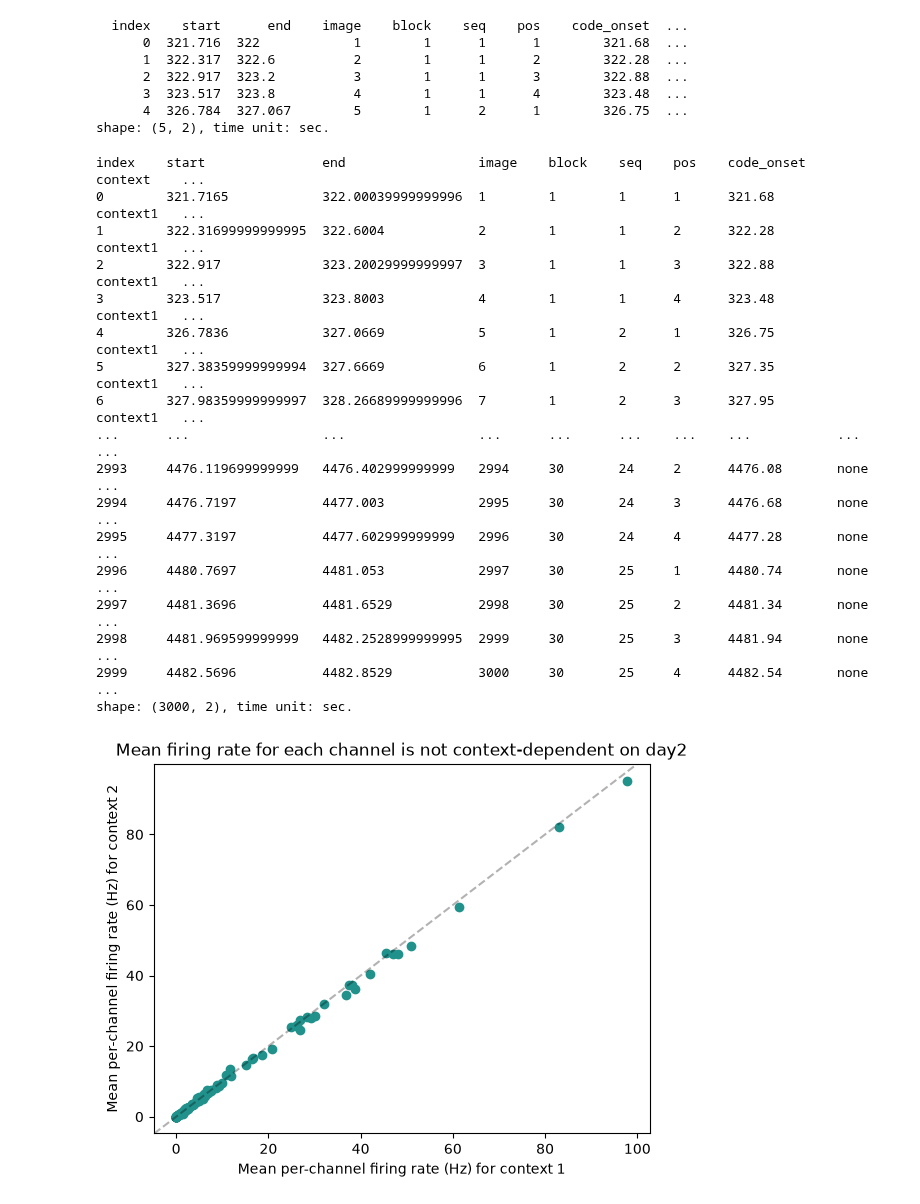
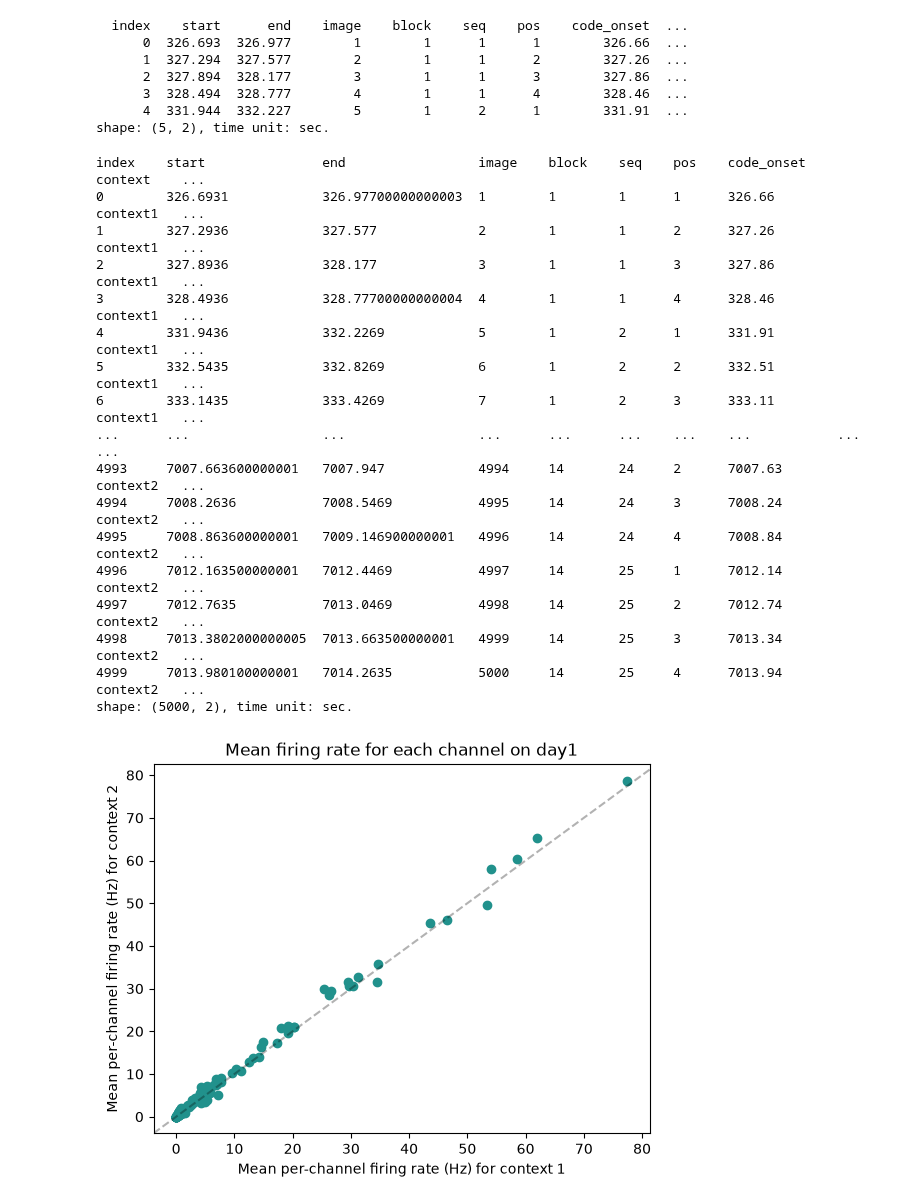
Before and after one commit to rishab-iyer1/passive_seq, a Jupyter notebook: src/decoding_ri/replicate_decoding.ipynb, the cells around one changed output. Drawn from its saved outputs; the diff is of its cells as text; code cells hidden in the pictures.

Commit message:
results: clean code and plots for day1 (long blocks/blocked contexts)

```diff
--- a/src/decoding_ri/replicate_decoding.ipynb
+++ b/src/decoding_ri/replicate_decoding.ipynb
@@ -15,14 +15,23 @@ from utils import load_session, load_task_events, label, split_by
 # 20231105 is day 1 and consisted of long blocks (4 exposure blocks x 250 sequences)
 # Both had 24% deviant rate during the training blocks, followed by a test phase of 10 exposure blocks x 25 sequences with 0% deviant rate
 
-day = "day2"
-data_day2_path = "../../../Recordings/Silas/Data/20231104"
 derivatives_path = "../../derivatives"
 figure_path = "../../figures"
 
-nev_a_path = f"{data_day2_path}/SeqPre_110423_a001.nev"
-nev_p_path = f"{data_day2_path}/SeqPre_110423_p001.nev"
-mat_path = f"{data_day2_path}/Silas_231104_00_bhv.mat"
+day = "day1"
+
+if day == "day2":
+    data_path = f"../../../Recordings/Silas/Data/20231104"
+    nev_a_path = f"{data_path}/SeqPre_110423_a001.nev"
+    nev_p_path = f"{data_path}/SeqPre_110423_p001.nev"
+    mat_path = f"{data_path}/Silas_231104_00_bhv.mat"
+elif day == "day1":
+    data_path = f"../../../Recordings/Silas/Data/20231105"
+    nev_a_path = f"{data_path}/SeqPres_231105_a001.nev"
+    nev_p_path = f"{data_path}/SeqPres_231105_p001.nev"
+    mat_path = f"{data_path}/Silas_231105_00_bhv.mat"
+else:
+    raise ValueError("invalid day")
 # %%
 spikes_a, events_a, behav_a = load_session(nev_a_path, mat_path, cache_dir=f"{derivatives_path}/{day}", refresh=False)
 # spikes_p, events_p, behav_p = load_session(nev_p_path)
@@ -31,11 +40,11 @@ imgs_a = events_a['images']
 display(imgs_a[:5])
 # %% [output]
   index    start      end    image    block    seq    pos    code_onset  ...
-      0  321.716  322            1        1      1      1        321.68  ...
-      1  322.317  322.6          2        1      1      2        322.28  ...
-      2  322.917  323.2          3        1      1      3        322.88  ...
-      3  323.517  323.8          4        1      1      4        323.48  ...
-      4  326.784  327.067        5        1      2      1        326.75  ...
+      0  326.693  326.977        1        1      1      1        326.66  ...
+      1  327.294  327.577        2        1      1      2        327.26  ...
+      2  327.894  328.177        3        1      1      3        327.86  ...
+      3  328.494  328.777        4        1      1      4        328.46  ...
+      4  331.944  332.227        5        1      2      1        331.91  ...
 shape: (5, 2), time unit: sec.
 # %%
 contexts = {
@@ -46,22 +55,22 @@ contexts = {
 label(imgs_a, "context", contexts)  # label each image with a new column called "context" according to contexts (defined above)
 # %% [output]
 index    start               end                 image    block    seq    pos    code_onset    context    ...
-0        321.7165            322.00039999999996  1        1        1      1      321.68        context1   ...
-1        322.31699999999995  322.6004            2        1        1      2      322.28        context1   ...
-2        322.917             323.20029999999997  3        1        1      3      322.88        context1   ...
-3        323.517             323.8003            4        1        1      4      323.48        context1   ...
-4        326.7836            327.0669            5        1        2      1      326.75        context1   ...
-5        327.38359999999994  327.6669            6        1        2      2      327.35        context1   ...
-6        327.98359999999997  328.26689999999996  7        1        2      3      327.95        context1   ...
+0        326.6931            326.97700000000003  1        1        1      1      326.66        context1   ...
+1        327.2936            327.577             2        1        1      2      327.26        context1   ...
+2        327.8936            328.177             3        1        1      3      327.86        context1   ...
+3        328.4936            328.77700000000004  4        1        1      4      328.46        context1   ...
+4        331.9436            332.2269            5        1        2      1      331.91        context1   ...
+5        332.5435            332.8269            6        1        2      2      332.51        context1   ...
+6        333.1435            333.4269            7        1        2      3      333.11        context1   ...
 ...      ...                 ...                 ...      ...      ...    ...    ...           ...        ...
-2993     4476.119699999999   4476.402999999999   2994     30       24     2      4476.08       none       ...
-2994     4476.7197           4477.003            2995     30       24     3      4476.68       none       ...
-2995     4477.3197           4477.602999999999   2996     30       24     4      4477.28       none       ...
-2996     4480.7697           4481.053            2997     30       25     1      4480.74       none       ...
-2997     4481.3696           4481.6529           2998     30       25     2      4481.34       none       ...
-2998     4481.969599999999   4482.2528999999995  2999     30       25     3      4481.94       none       ...
-2999     4482.5696           4482.8529           3000     30       25     4      4482.54       none       ...
-shape: (3000, 2), time unit: sec.
+4993     7007.663600000001   7007.947            4994     14       24     2      7007.63       context2   ...
+4994     7008.2636           7008.5469           4995     14       24     3      7008.24       context2   ...
+4995     7008.863600000001   7009.146900000001   4996     14       24     4      7008.84       context2   ...
+4996     7012.163500000001   7012.4469           4997     14       25     1      7012.14       context2   ...
+4997     7012.7635           7013.0469           4998     14       25     2      7012.74       context2   ...
+4998     7013.3802000000005  7013.663500000001   4999     14       25     3      7013.34       context2   ...
+4999     7013.980100000001   7014.2635           5000     14       25     4      7013.94       context2   ...
+shape: (5000, 2), time unit: sec.
 # %%
 context_tuning = nap.compute_response_per_epoch(spikes_a, split_by(imgs_a, "context"))
 # %%
@@ -73,13 +82,13 @@ def plot_mean_FR(context_tuning, figure_path, day, cmap):
     plt.axline((0, 0), slope=1, color='black', linestyle='--', alpha=.3)
     plt.xlabel('Mean per-channel firing rate (Hz) for context 1')
     plt.ylabel('Mean per-channel firing rate (Hz) for context 2')
-    plt.title(f'Mean firing rate for each channel is not context-dependent on {day}')
+    plt.title(f'Mean firing rate for each channel on {day}')
     plt.savefig(f'{figure_path}/mean_contextdpdt_FR_{day}.png')
     plt.show()
 # %%
-plot_mean_FR(context_tuning, figure_path, "day2", cmap)
+plot_mean_FR(context_tuning, figure_path, day, cmap)
 # %% [output]
-[figure, old version]
+[figure, new version]
 # %%
 bin_size = 0.02
 window = (-0.2, 2.6)  # include data from 200ms before and after each sequence (4 images x 600ms = 2.4s per sequence)
```
Also changed, not shown: parts of 3 cells of this notebook, 3 other files.
